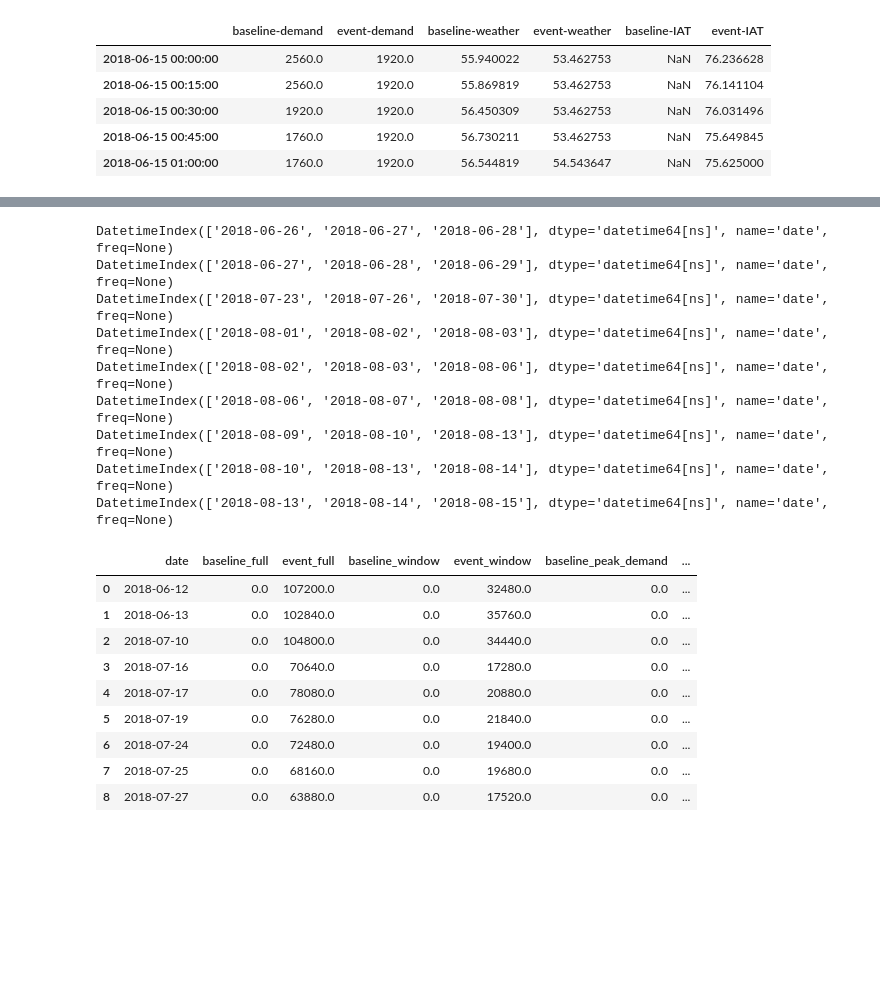
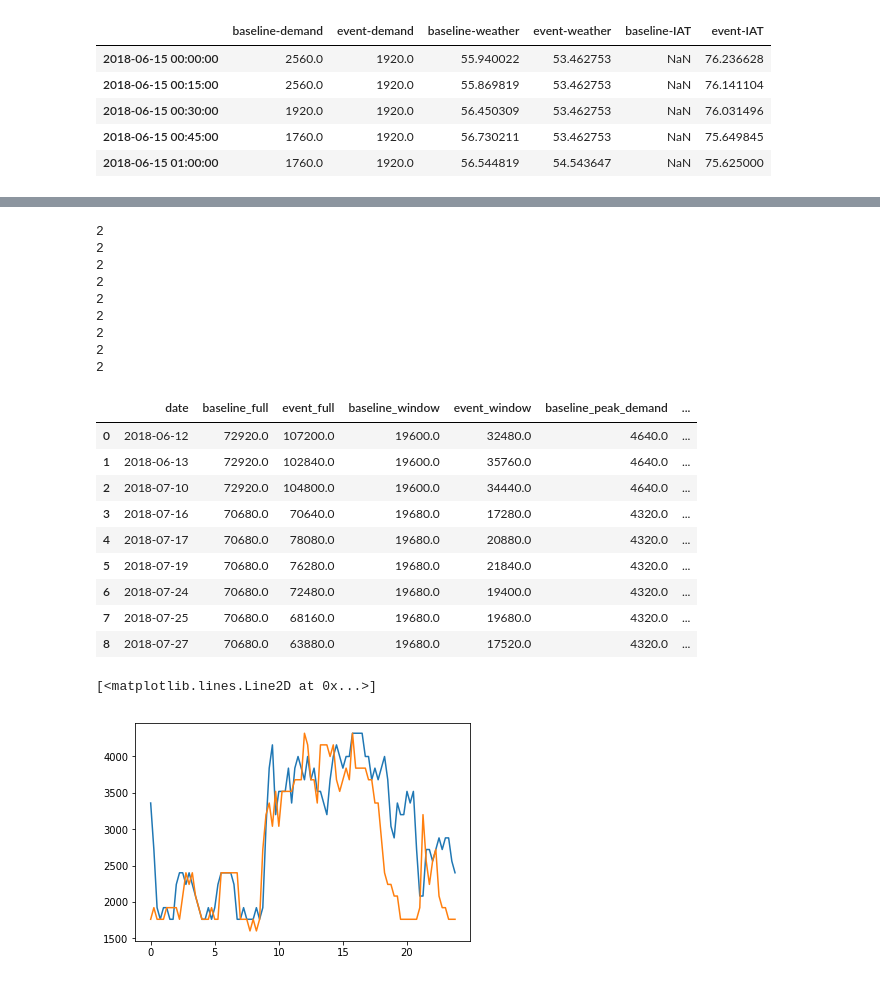
Before and after one commit to jleyden/building-analysis, a Jupyter notebook: src/plot_example.ipynb, the cells around one changed output, grey strips where cells are left out. Drawn from its saved outputs; the diff is of its cells as text; code cells hidden in the pictures; blank space fills up the shorter version.

```diff
--- a/src/plot_example.ipynb
+++ b/src/plot_example.ipynb
@@ -9,8 +11,8 @@ import matplotlib.pyplot as plt
 # BASELINE: SCE 10 days before
 # get energy consumed in even vs baseline
 site = 'ciee'
-start = '2018-06-01T00:00:00Z'
-end = '2018-06-30T00:00:00Z'
+start = '2018-05-03T00:00:00Z'
+end = '2018-07-12T00:00:00Z'
 event_day = '2018-06-15T00:00:00'
 event_start_hour = 14
 event_end_hour = 18
@@ -76,8 +61,8 @@ def agg_tbl(table, event_start_hr, event_end_hr, tariff_opts):
     full_day_event = sum(energy_event)
     window_baseline = sum(energy_baseline[(energy_baseline.index >= event_start_hr) & (energy_baseline.index <= event_end_hr)])
     window_event = sum(energy_event[(energy_event.index >= event_start_hr) & (energy_event.index <= event_end_hr)])
-    baseline_cost = calc_total_price(table['baseline-demand'], tariff_opts, table['baseline-demand'].index[0], table['baseline-demand'].index[-1])
-    event_cost = calc_total_price(table['event-demand'], tariff_opts, table['event-demand'].index[0], table['baseline-demand'].index[-1])
+    baseline_cost = calc_total_price(table['baseline-demand'], tariff_opts, table['event-demand'].index[0], table['event-demand'].index[-1])
+    event_cost = calc_total_price(table['event-demand'], tariff_opts, table['event-demand'].index[0], table['event-demand'].index[-1])
     event_peak_temp = max(table['event-weather'])
     baseline_peak_temp = max(table['baseline-weather'])
     max_demand_baseline = max(table['baseline-demand'])
@@ -127,9 +87,5 @@ Timestamp('2018-06-13 08:00:00')
 # %%
 def add_days(dt, days):
-    date_time = (pd.to_datetime(dt) + pd.to_timedelta(days, unit='day')).replace(tzinfo=pytz.timezone('US/Pacific'))
-    date_str = str(date_time).replace(' ', 'T')
-    lst = list(date_str)
-    lst[-6] = 'Z'
-    return ''.join(lst[0: -5])
+    date_time = (pd.to_datetime(dt) + pd.to_timedelta(days, unit='day'))
+    result = str(date_time.date()) + 'T00:00:00Z'
+    return result
-# %%
-t = add_days(pge.iloc[0, 1], -10)
@@ -198,42 +118,49 @@ ciee_events
 # %%
-tables = pge.apply(lambda r: event_table(site, r['start_date'][:-6], add_days(r['start_date'], -30), add_days(r['start_date'], 30)), axis=1)
+tables = pge.apply(lambda r: event_table(site, r['start_date'][:-6], add_days(r['start_date'], -40), add_days(r['start_date'], 40), max_baseline=True, offset=2), axis=1)
 dfs = [t['df'] for t in tables]
 ciee_events = [agg_tbl(df, 14, 18, options) for df in dfs]
 ciee_events = pd.DataFrame(ciee_events)[[
         'date',
         'baseline_full',
         'event_full',
         'baseline_window',
         'event_window',
         'baseline_peak_demand',
         'event_peak_demand',
         'baseline_cost',
         'event_cost',
         'event_peak_temp',
         'baseline_peak_temp',
     ]]
 ciee_events['savings'] = ciee_events['baseline_cost'] - ciee_events['event_cost']
+ciee_events['event_energy_savings'] = ciee_events['baseline_window'] - ciee_events['event_window']
 ciee_events
 # %% [output]
-DatetimeIndex(['2018-06-26', '2018-06-27', '2018-06-28'], dtype='datetime64[ns]', name='date', freq=None)
-DatetimeIndex(['2018-06-27', '2018-06-28', '2018-06-29'], dtype='datetime64[ns]', name='date', freq=None)
-DatetimeIndex(['2018-07-23', '2018-07-26', '2018-07-30'], dtype='datetime64[ns]', name='date', freq=None)
-DatetimeIndex(['2018-08-01', '2018-08-02', '2018-08-03'], dtype='datetime64[ns]', name='date', freq=None)
-DatetimeIndex(['2018-08-02', '2018-08-03', '2018-08-06'], dtype='datetime64[ns]', name='date', freq=None)
-DatetimeIndex(['2018-08-06', '2018-08-07', '2018-08-08'], dtype='datetime64[ns]', name='date', freq=None)
-DatetimeIndex(['2018-08-09', '2018-08-10', '2018-08-13'], dtype='datetime64[ns]', name='date', freq=None)
-DatetimeIndex(['2018-08-10', '2018-08-13', '2018-08-14'], dtype='datetime64[ns]', name='date', freq=None)
-DatetimeIndex(['2018-08-13', '2018-08-14', '2018-08-15'], dtype='datetime64[ns]', name='date', freq=None)
+2
+2
+2
+2
+2
+2
+2
+2
+2
 |  | date | baseline_full | event_full | baseline_window | event_window | baseline_peak_demand | ... |
-| 0 | 2018-06-12 | 0.0 | 107200.0 | 0.0 | 32480.0 | 0.0 | ... |
-| 1 | 2018-06-13 | 0.0 | 102840.0 | 0.0 | 35760.0 | 0.0 | ... |
-| 2 | 2018-07-10 | 0.0 | 104800.0 | 0.0 | 34440.0 | 0.0 | ... |
-| 3 | 2018-07-16 | 0.0 | 70640.0 | 0.0 | 17280.0 | 0.0 | ... |
-| 4 | 2018-07-17 | 0.0 | 78080.0 | 0.0 | 20880.0 | 0.0 | ... |
-| 5 | 2018-07-19 | 0.0 | 76280.0 | 0.0 | 21840.0 | 0.0 | ... |
-| 6 | 2018-07-24 | 0.0 | 72480.0 | 0.0 | 19400.0 | 0.0 | ... |
-| 7 | 2018-07-25 | 0.0 | 68160.0 | 0.0 | 19680.0 | 0.0 | ... |
-| 8 | 2018-07-27 | 0.0 | 63880.0 | 0.0 | 17520.0 | 0.0 | ... |
+| 0 | 2018-06-12 | 72920.0 | 107200.0 | 19600.0 | 32480.0 | 4640.0 | ... |
+| 1 | 2018-06-13 | 72920.0 | 102840.0 | 19600.0 | 35760.0 | 4640.0 | ... |
+| 2 | 2018-07-10 | 72920.0 | 104800.0 | 19600.0 | 34440.0 | 4640.0 | ... |
+| 3 | 2018-07-16 | 70680.0 | 70640.0 | 19680.0 | 17280.0 | 4320.0 | ... |
+| 4 | 2018-07-17 | 70680.0 | 78080.0 | 19680.0 | 20880.0 | 4320.0 | ... |
+| 5 | 2018-07-19 | 70680.0 | 76280.0 | 19680.0 | 21840.0 | 4320.0 | ... |
+| 6 | 2018-07-24 | 70680.0 | 72480.0 | 19680.0 | 19400.0 | 4320.0 | ... |
+| 7 | 2018-07-25 | 70680.0 | 68160.0 | 19680.0 | 19680.0 | 4320.0 | ... |
+| 8 | 2018-07-27 | 70680.0 | 63880.0 | 19680.0 | 17520.0 | 4320.0 | ... |
+# %%
+plt.plot(np.arange(0, 24, 0.25), dfs[8]['baseline-demand'])
+plt.plot(np.arange(0, 24, 0.25), dfs[8]['event-demand'])
+# %% [output]
+[<matplotlib.lines.Line2D at 0x...>]
+[figure, added]
 # %%
 import dataclient
 m = dataclient.MDALClient("corbusier.cs.berkeley.edu:8088")
```
Also changed, not shown: parts of 26 cells of this notebook, 3 other files.
